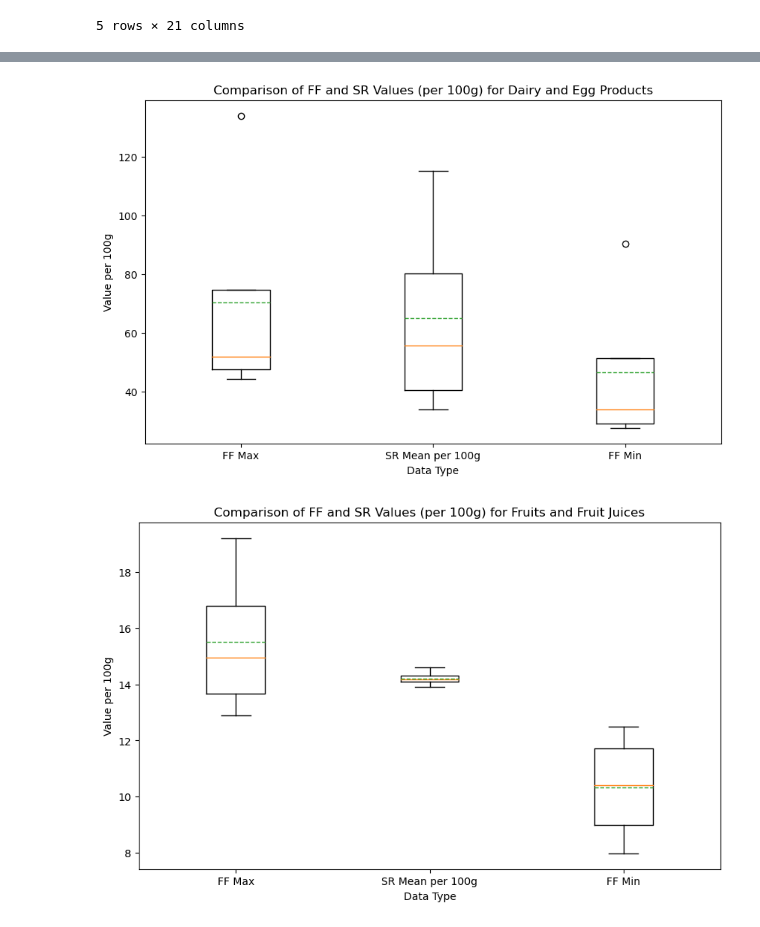
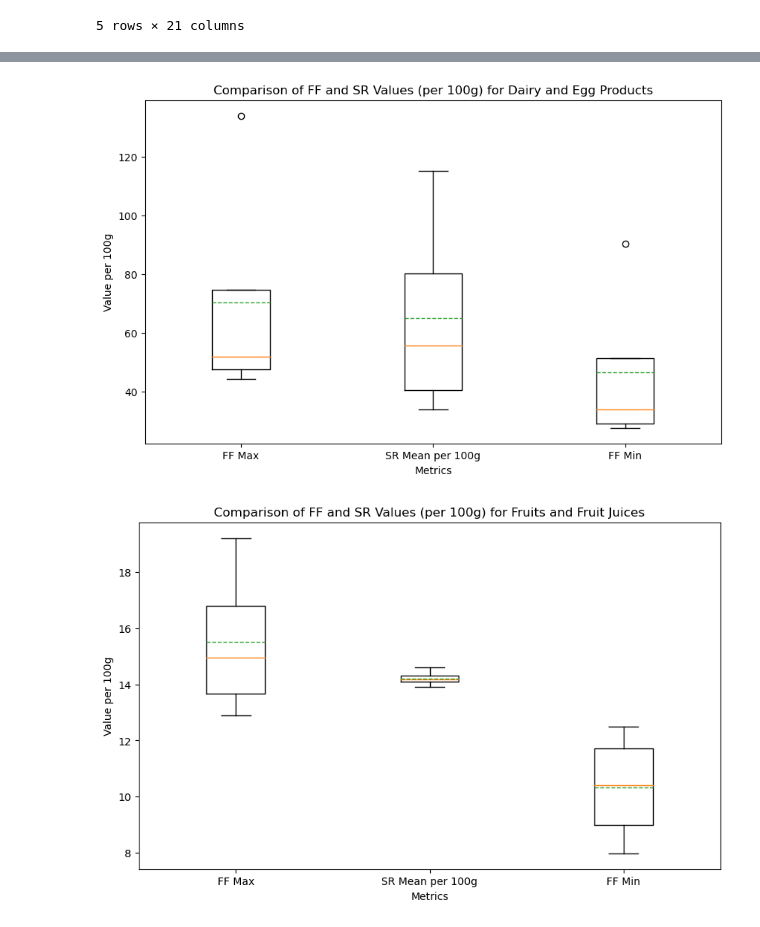
Before and after one commit to RakshandaHedawoo/Nutritionanalytics, a Jupyter notebook: IC24challenge.ipynb, the cells around one changed output, grey strips where cells are left out. Drawn from its saved outputs; the diff is of its cells as text; code cells hidden in the pictures.

```diff
--- a/IC24challenge.ipynb
+++ b/IC24challenge.ipynb
@@ -140,20 +167,19 @@ grouped_data = work_data_imputed.groupby(['food_category_id', 'Year']).agg({
     'FF Max': 'mean'
 }).reset_index()
 # %%
-
 # Visualize changes over time
 for category in focus_category:
     category_data = grouped_data[grouped_data['food_category_id'] == category]
     plt.figure(figsize=(10, 6))
     plt.boxplot([category_data['FF Max'], category_data['SR Mean per 100g'], category_data['FF Min']], labels=['FF Max', 'SR Mean per 100g', 'FF Min'], showmeans=True, meanline=True)
     name = food_categorydata.loc[food_categorydata['food_category_id']==category]['description'].iloc[0]
     # Add labels and title
-    plt.xlabel('Data Type')
+    plt.xlabel('Metrics')
     plt.ylabel('Value per 100g')
     plt.title(f'Comparison of FF and SR Values (per 100g) for {name}')
 
 # Show the plot
 plt.show()
 # %% [output]
-[figure, old version]
+[figure, new version]
-[figure, old version]
+[figure, new version]
```
Also changed, not shown: parts of 20 cells of this notebook, 1 other file.
